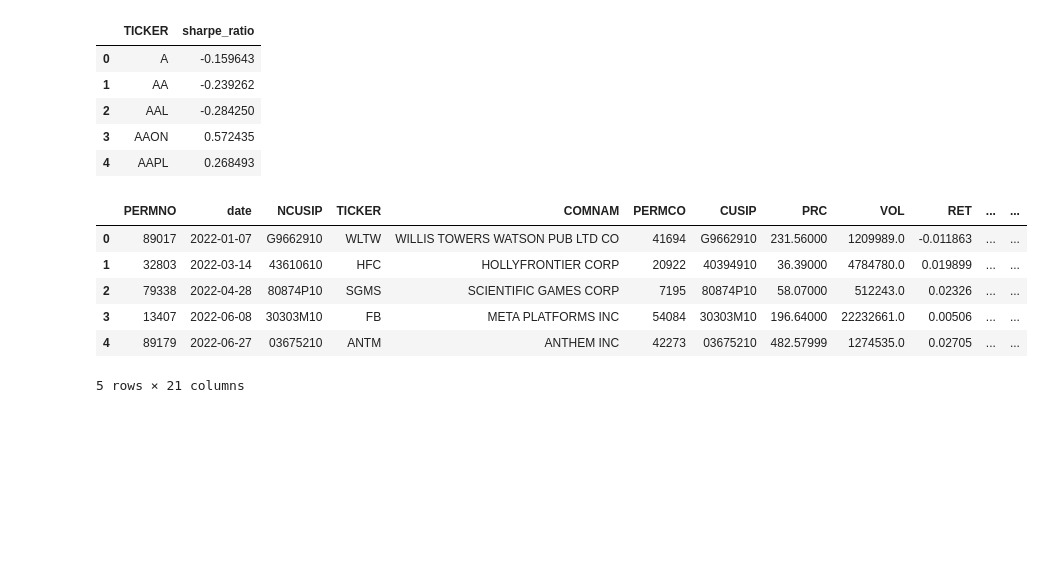
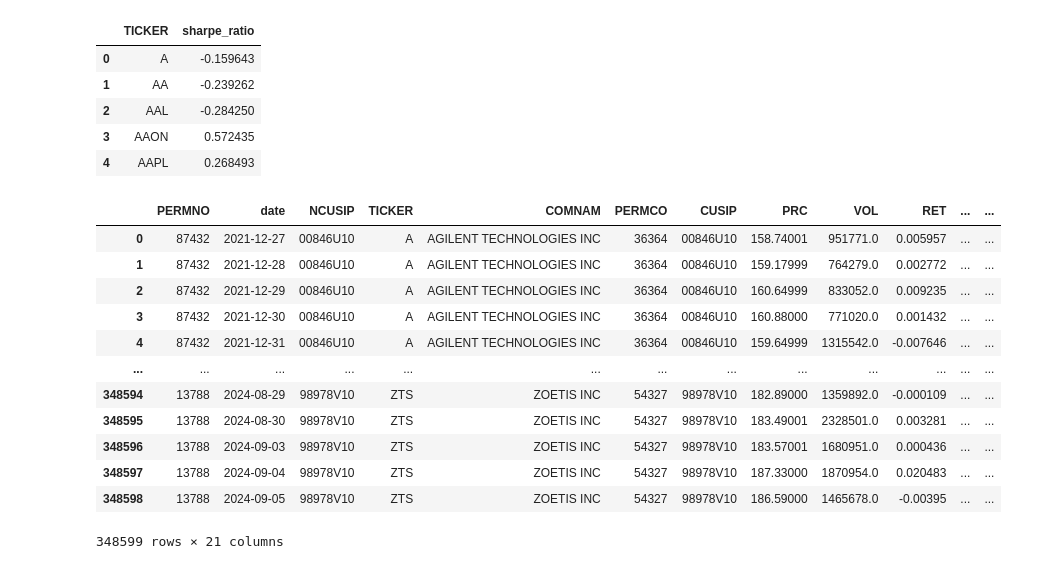
Before and after one commit to Harshgitbu/FinancialScorePredictor_UsingSentimentAnalysis, a Jupyter notebook: notebooks/Technical_analysis.ipynb, the cells around one changed output. Cells and saved outputs as stored; diff of their text form; code cells hidden in the pictures; blank space fills up the shorter version.

```diff
--- a/notebooks/Technical_analysis.ipynb
+++ b/notebooks/Technical_analysis.ipynb
@@ -81,17 +81,23 @@ sharpe_df.head()
 | 4 | AAPL | 0.268493 |
 # %%
 # 5. Keep Latest Row Per Ticker
-latest = df.sort_values("date").groupby("TICKER").tail(1)
-latest = latest.merge(sharpe_df, on="TICKER", how="left")
+#latest = df.sort_values("date").groupby("TICKER").tail(1)
+latest = df.merge(sharpe_df, on="TICKER", how="left")
 # %%
-latest.head()
+latest
 # %% [output]
 |  | PERMNO | date | NCUSIP | TICKER | COMNAM | PERMCO | CUSIP | PRC | VOL | RET | ... | ... |
-| 0 | 89017 | 2022-01-07 | G9662910 | WLTW | WILLIS TOWERS WATSON PUB LTD CO | 41694 | G9662910 | 231.56000 | 1209989.0 | -0.011863 | ... | ... |
-| 1 | 32803 | 2022-03-14 | 43610610 | HFC | HOLLYFRONTIER CORP | 20922 | 40394910 | 36.39000 | 4784780.0 | 0.019899 | ... | ... |
-| 2 | 79338 | 2022-04-28 | 80874P10 | SGMS | SCIENTIFIC GAMES CORP | 7195 | 80874P10 | 58.07000 | 512243.0 | 0.02326 | ... | ... |
-| 3 | 13407 | 2022-06-08 | 30303M10 | FB | META PLATFORMS INC | 54084 | 30303M10 | 196.64000 | 22232661.0 | 0.00506 | ... | ... |
-| 4 | 89179 | 2022-06-27 | 03675210 | ANTM | ANTHEM INC | 42273 | 03675210 | 482.57999 | 1274535.0 | 0.02705 | ... | ... |
+| 0 | 87432 | 2021-12-27 | 00846U10 | A | AGILENT TECHNOLOGIES INC | 36364 | 00846U10 | 158.74001 | 951771.0 | 0.005957 | ... | ... |
+| 1 | 87432 | 2021-12-28 | 00846U10 | A | AGILENT TECHNOLOGIES INC | 36364 | 00846U10 | 159.17999 | 764279.0 | 0.002772 | ... | ... |
+| 2 | 87432 | 2021-12-29 | 00846U10 | A | AGILENT TECHNOLOGIES INC | 36364 | 00846U10 | 160.64999 | 833052.0 | 0.009235 | ... | ... |
+| 3 | 87432 | 2021-12-30 | 00846U10 | A | AGILENT TECHNOLOGIES INC | 36364 | 00846U10 | 160.88000 | 771020.0 | 0.001432 | ... | ... |
+| 4 | 87432 | 2021-12-31 | 00846U10 | A | AGILENT TECHNOLOGIES INC | 36364 | 00846U10 | 159.64999 | 1315542.0 | -0.007646 | ... | ... |
+| ... | ... | ... | ... | ... | ... | ... | ... | ... | ... | ... | ... | ... |
+| 348594 | 13788 | 2024-08-29 | 98978V10 | ZTS | ZOETIS INC | 54327 | 98978V10 | 182.89000 | 1359892.0 | -0.000109 | ... | ... |
+| 348595 | 13788 | 2024-08-30 | 98978V10 | ZTS | ZOETIS INC | 54327 | 98978V10 | 183.49001 | 2328501.0 | 0.003281 | ... | ... |
+| 348596 | 13788 | 2024-09-03 | 98978V10 | ZTS | ZOETIS INC | 54327 | 98978V10 | 183.57001 | 1680951.0 | 0.000436 | ... | ... |
+| 348597 | 13788 | 2024-09-04 | 98978V10 | ZTS | ZOETIS INC | 54327 | 98978V10 | 187.33000 | 1870954.0 | 0.020483 | ... | ... |
+| 348598 | 13788 | 2024-09-05 | 98978V10 | ZTS | ZOETIS INC | 54327 | 98978V10 | 186.59000 | 1465678.0 | -0.00395 | ... | ... |
-5 rows × 21 columns
+348599 rows × 21 columns
 # %%
 latest.to_csv("C:/Users/ishan/Desktop/ISHANAY/BU docs/Spring 2025/Financial_analytics/Project/FinancialScorePredictor_UsingSentimentAnalysis/data/technical_indicators_wrds_output.csv", index=False)
```
Also changed, not shown: parts of 1 cell of this notebook, 5 other files.
